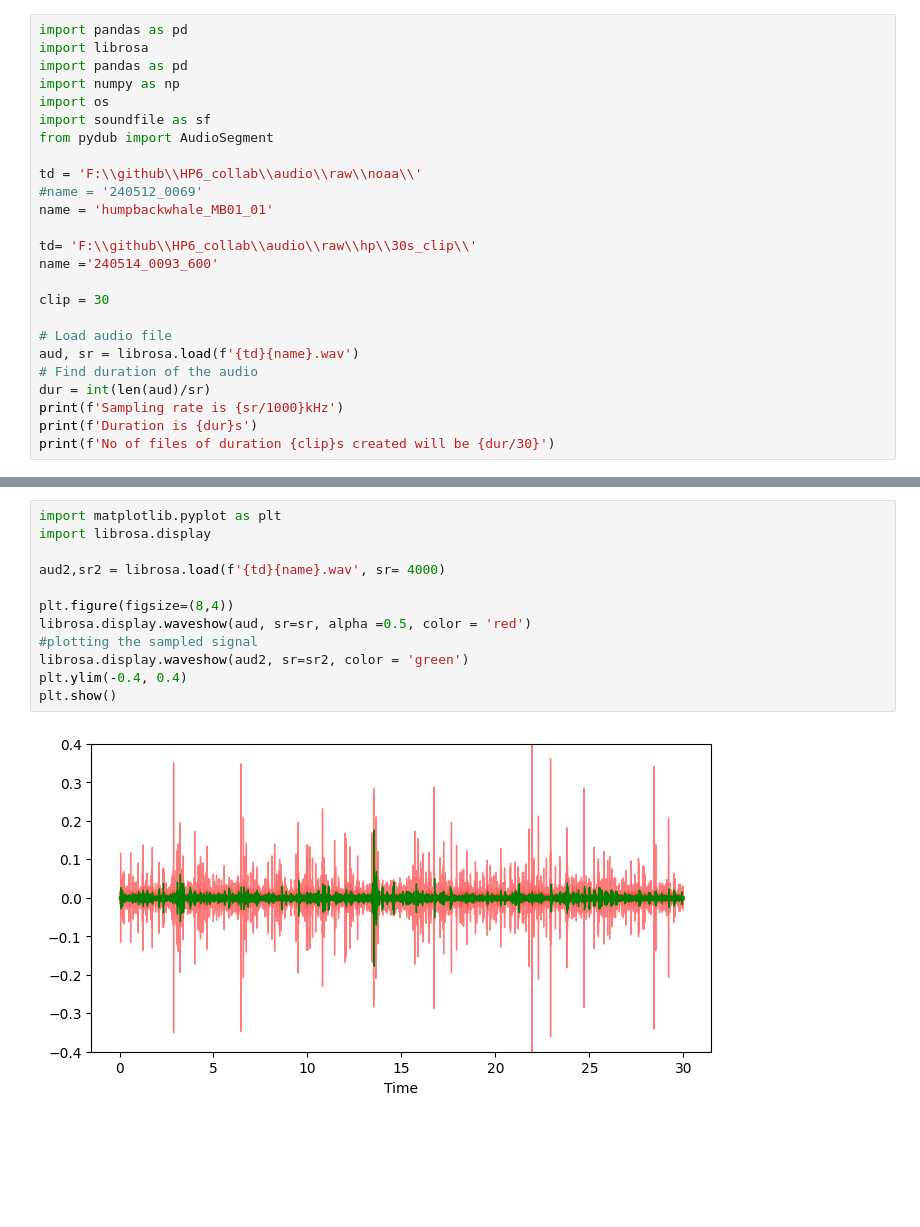
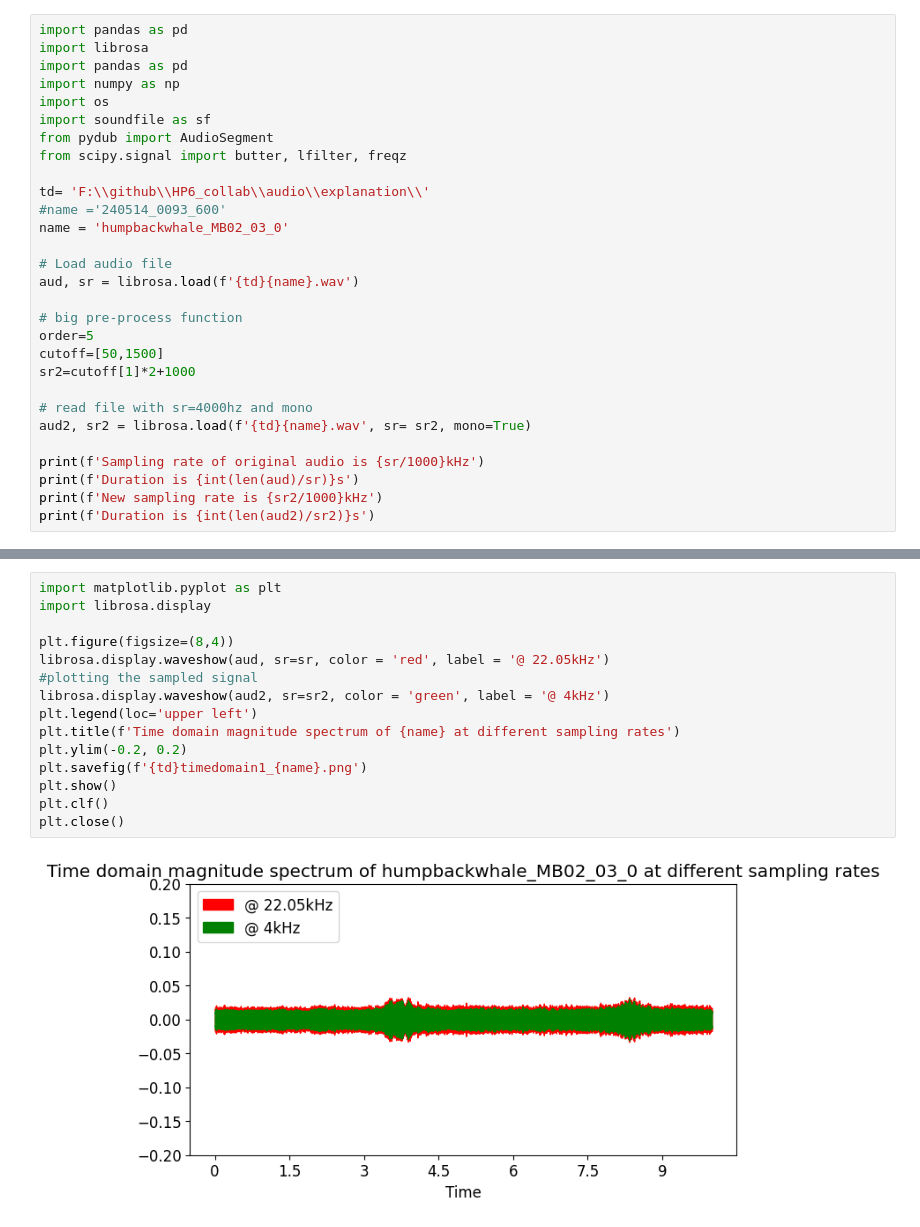
Before and after one commit to Adhikari-Priyanka/HP6_collab, a Jupyter notebook: testing.ipynb, the cells around one changed output, grey strips where cells are left out. Saved outputs shown, nothing was run; the diff lists cells and outputs as text; blank space fills up the shorter version.

```diff
--- a/testing.ipynb
+++ b/testing.ipynb
@@ -30,21 +22,25 @@ import numpy as np
 import os
 import soundfile as sf
 from pydub import AudioSegment
+from scipy.signal import butter, lfilter, freqz
 
-td = 'F:\\github\\HP6_collab\\audio\\raw\\noaa\\'
-#name = '240512_0069'
-name = 'humpbackwhale_MB01_01'
-
-td= 'F:\\github\\HP6_collab\\audio\\raw\\hp\\30s_clip\\'
-name ='240514_0093_600'
-
-clip = 30
+td= 'F:\\github\\HP6_collab\\audio\\explanation\\'
+#name ='240514_0093_600'
+name = 'humpbackwhale_MB02_03_0'
 
 # Load audio file
 aud, sr = librosa.load(f'{td}{name}.wav')
-# Find duration of the audio
-dur = int(len(aud)/sr)
-print(f'Sampling rate is {sr/1000}kHz')
-print(f'Duration is {dur}s')
-print(f'No of files of duration {clip}s created will be {dur/30}')
+
+# big pre-process function
+order=5
+cutoff=[50,1500]
+sr2=cutoff[1]*2+1000
+
+# read file with sr=4000hz and mono
+aud2, sr2 = librosa.load(f'{td}{name}.wav', sr= sr2, mono=True)
+
+print(f'Sampling rate of original audio is {sr/1000}kHz')
+print(f'Duration is {int(len(aud)/sr)}s')
+print(f'New sampling rate is {sr2/1000}kHz')
+print(f'Duration is {int(len(aud2)/sr2)}s')
 # %% [output]
@@ -54,14 +51,17 @@ No of files of duration 30s created will be 1.0
 # %%
 import matplotlib.pyplot as plt
 import librosa.display
 
-aud2,sr2 = librosa.load(f'{td}{name}.wav', sr= 4000)
-
 plt.figure(figsize=(8,4))
-librosa.display.waveshow(aud, sr=sr, alpha =0.5, color = 'red')
+librosa.display.waveshow(aud, sr=sr, color = 'red', label = '@ 22.05kHz')
 #plotting the sampled signal
-librosa.display.waveshow(aud2, sr=sr2, color = 'green')
-plt.ylim(-0.4, 0.4)
+librosa.display.waveshow(aud2, sr=sr2, color = 'green', label = '@ 4kHz')
+plt.legend(loc='upper left')
+plt.title(f'Time domain magnitude spectrum of {name} at different sampling rates')
+plt.ylim(-0.2, 0.2)
+plt.savefig(f'{td}timedomain1_{name}.png')
 plt.show()
+plt.clf()
+plt.close()
 # %% [output]
-[figure, old version]
+[figure, new version]
```
Also changed, not shown: parts of 18 cells of this notebook, 2 other files.
